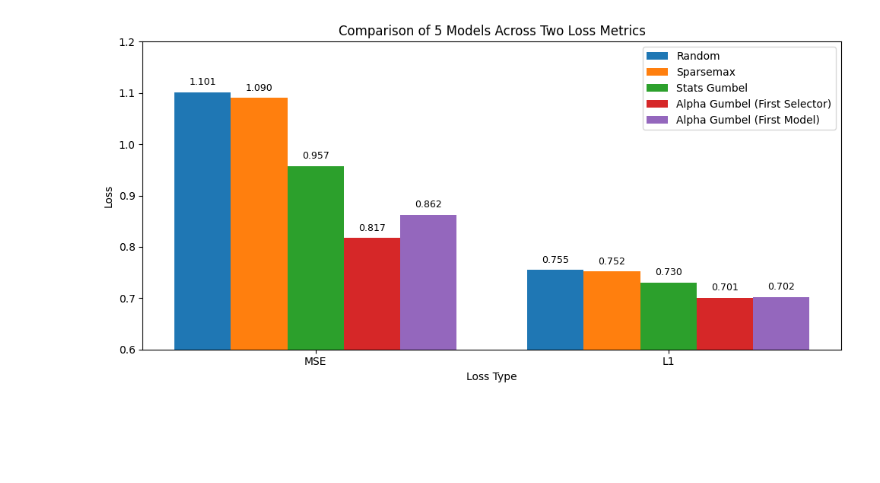
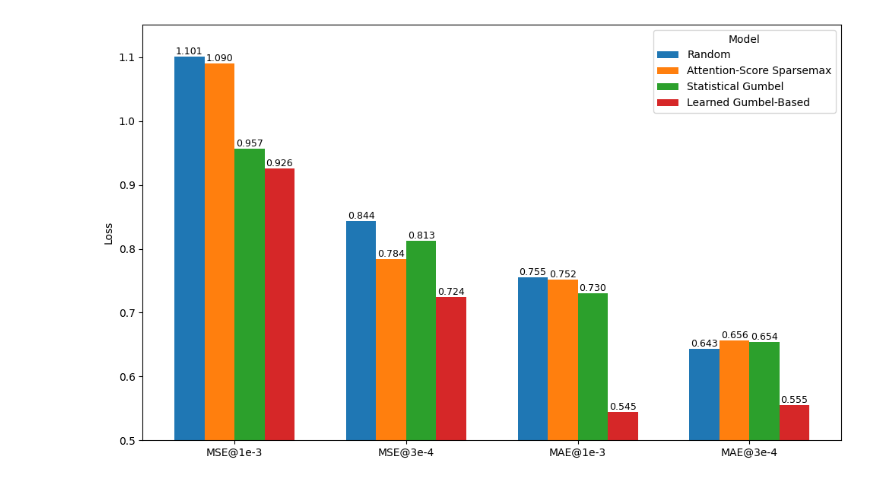
Before and after one commit to Veeeeeee7/SORS-2025, a Jupyter notebook: Graphics/graphs.ipynb, the cells around one changed output. Drawn from its saved outputs; the diff is of its cells as text; code cells hidden in the pictures; blank space fills up the shorter version.

Commit message:
Auto stash before merge of "main" and "origin/main"

```diff
--- a/Graphics/graphs.ipynb
+++ b/Graphics/graphs.ipynb
@@ -1,51 +1,50 @@
 # %%
 import numpy as np
+import pandas as pd
 import matplotlib.pyplot as plt
 
-# Sample data: replace these with your actual model loss values
-models = ['Random', 'Sparsemax', 'Stats Gumbel', 'Alpha Gumbel (First Selector)', 'Alpha Gumbel (First Model)']
-mse_scores = [1.101, 1.09, 0.957, 0.817, 0.862]
-l1_scores  = [0.755, 0.752, 0.73, 0.701, 0.702]
+# Dummy data
+models = ['Random', 'Attention-Score Sparsemax', 'Statistical Gumbel', 'Learned Gumbel-Based']
+metrics = ['MSE@1e-3', 'MSE@3e-4', 'MAE@1e-3', 'MAE@3e-4']
 
-loss_types = ['MSE', 'L1']
-scores = [mse_scores, l1_scores]
+dummy_values = [
+    1.101, 0.844, 0.755, 0.643,  # Random
+    1.090, 0.784, 0.752, 0.656,  # Attention-Score Sparsemax
+    0.957, 0.813, 0.730, 0.654,  # Statistical Gumbel
+    0.926, 0.724, 0.545, 0.555   # Learned Gumbel-Based
+]
 
-# Number of groups and bars
-n_groups = len(loss_types)
+df = pd.DataFrame([
+    {'Model': models[i], 'Metric': metrics[j], 'Loss': dummy_values[i * len(metrics) + j]}
+    for i in range(len(models)) for j in range(len(metrics))
+])
+
+# Use matplotlib for fine control with reduced inter-bar spacing
+x = np.arange(len(metrics))
 n_models = len(models)
-total_width = 0.8  # width for all sub-bars in a group
-bar_width = total_width / n_models
 
-# X positions for the two main bars (loss types)
-x = np.arange(n_groups)
+# Original gap = 1 - old_cluster_width = 0.6
+# Reduce this gap by half: new_gap = 0.6 * 0.5 = 0.3
+new_cluster_width = 1 - 0.3  # = 0.7
+bar_width = new_cluster_width / n_models
+offsets = np.linspace(-new_cluster_width/2 + bar_width/2,
+                      new_cluster_width/2 - bar_width/2,
+                      n_models)
 
-fig, ax = plt.subplots()
+plt.figure(figsize=(10, 6))
+for idx, model in enumerate(models):
+    y = df[df.Model == model]['Loss'].values
+    xi = x + offsets[idx]
+    bars = plt.bar(xi, y, width=bar_width, label=model)
+    for bar in bars:
+        plt.text(bar.get_x() + bar.get_width()/2, bar.get_height(),
+                 f'{bar.get_height():.3f}', ha='center', va='bottom', fontsize=9)
 
-# Plot sub-bars for each model within each loss type
-for i, model in enumerate(models):
-    # heights for this model across loss types
-    vals = [mse_scores[i], l1_scores[i]]
-    # calculate bar positions within each group
-    positions = x - total_width/2 + i*bar_width + bar_width/2
-    ax.bar(positions, vals, bar_width, label=model)
-
-# Labels and titles
-ax.set_xlabel('Loss Type')
-ax.set_ylabel('Loss')
-ax.set_title('Comparison of 5 Models Across Two Loss Metrics')
-ax.set_xticks(x)
-ax.set_yticks(np.linspace(0.6, 1.2, num=7))
-ax.set_ylim(bottom=0.6)
-ax.set_xticklabels(loss_types)
-fig.set_size_inches(10, 5)
-ax.legend()
-# Annotate each bar with its value
-for i, model in enumerate(models):
-    vals = [mse_scores[i], l1_scores[i]]
-    positions = x - total_width/2 + i*bar_width + bar_width/2
-    for pos, val in zip(positions, vals):
-        ax.text(pos, val + 0.01, f'{val:.3f}', ha='center', va='bottom', fontsize=9)
+plt.ylim(0.5, df['Loss'].max() + 0.05)
+plt.xticks(x, metrics)
+plt.ylabel('Loss')
+plt.legend(title='Model', loc='upper right', frameon=True)
 plt.tight_layout()
 plt.show()
 # %% [output]
-[figure, old version]
+[figure, new version]
```
Also changed, not shown: 14 other files.
